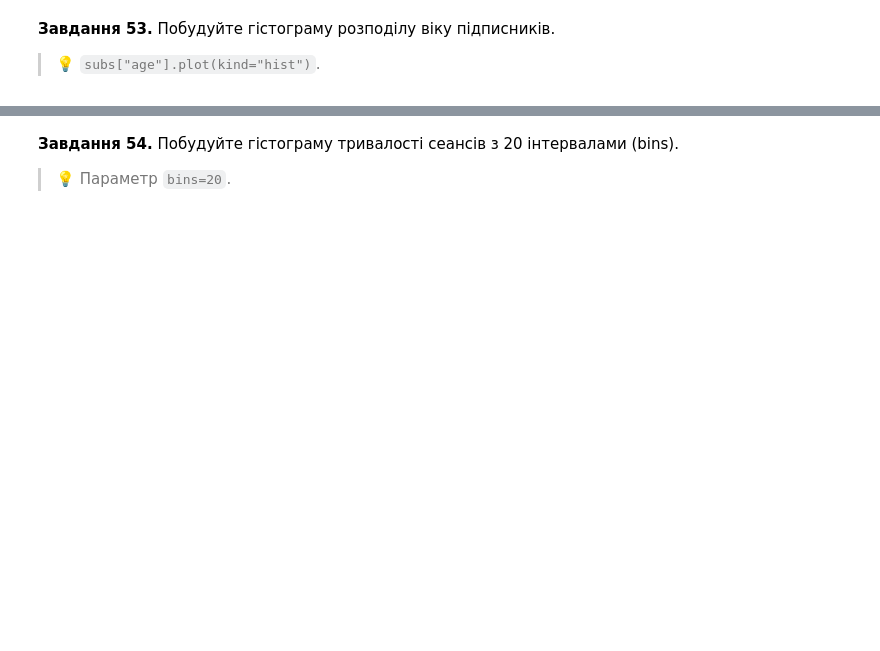
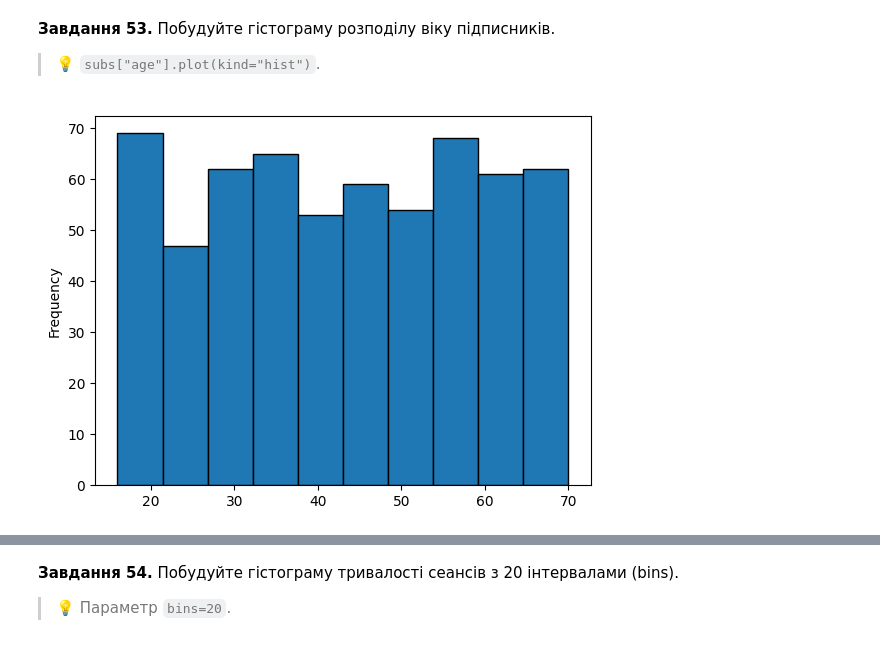
Before and after one commit to NatalieAleksandrova2026/DTA_2026, a Jupyter notebook: Homework/pandas_viz_practice.ipynb, the cells around one changed output, grey strips where cells are left out. Cells and saved outputs as stored; diff of their text form; code cells hidden in the pictures; blank space fills up the shorter version.

```diff
--- a/Homework/pandas_viz_practice.ipynb
+++ b/Homework/pandas_viz_practice.ipynb
@@ -1017,0 +1026,7 @@ pandas вміє будувати швидкі графіки прямо з да
+# %%
+# Завдання 53:
+sub_age = subs['age']
+sub_age.plot(kind='hist', edgecolor='black')
+plt.show()
+# %% [output]
+[figure, added]
```
Also changed, not shown: parts of 14 cells of this notebook.
